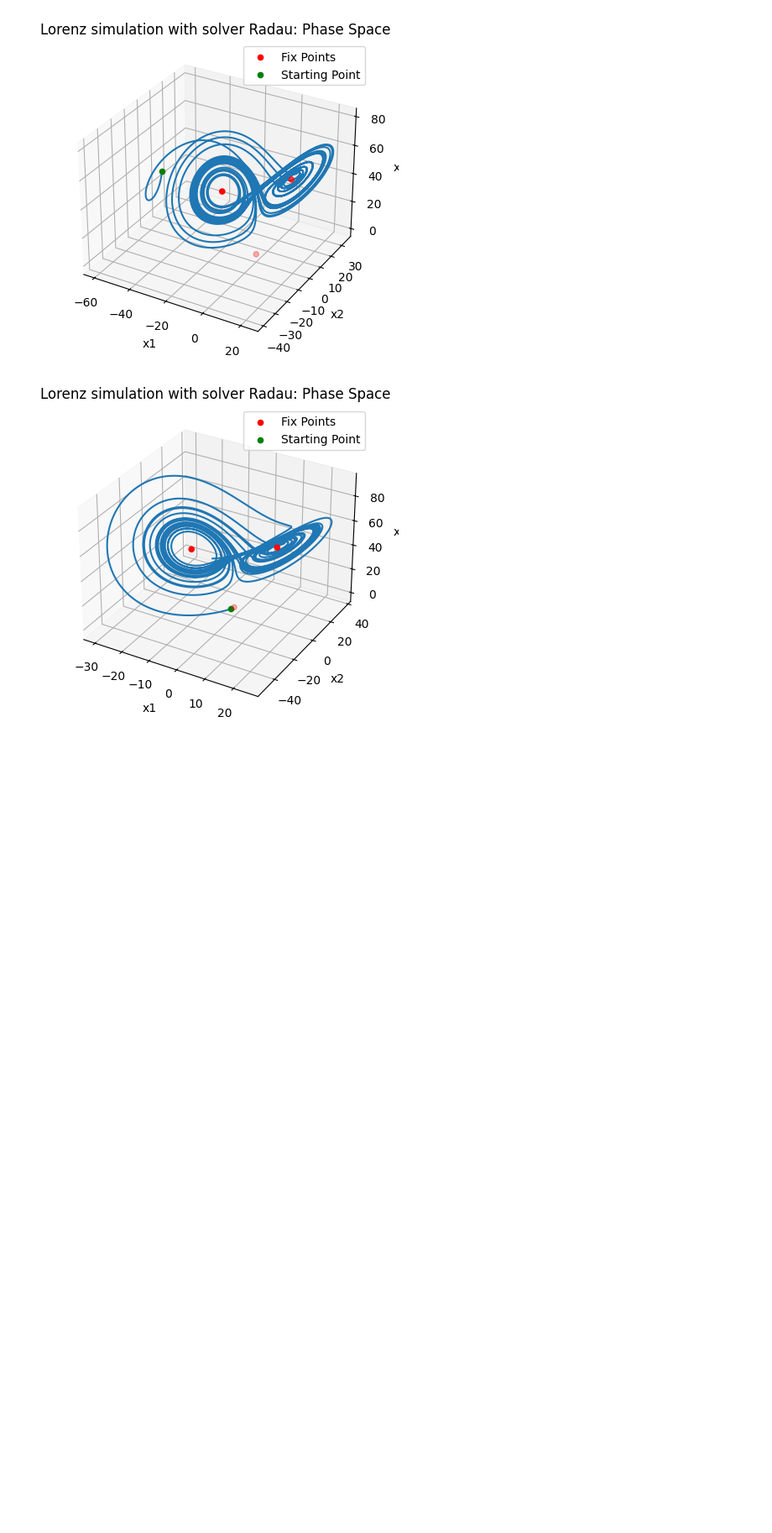
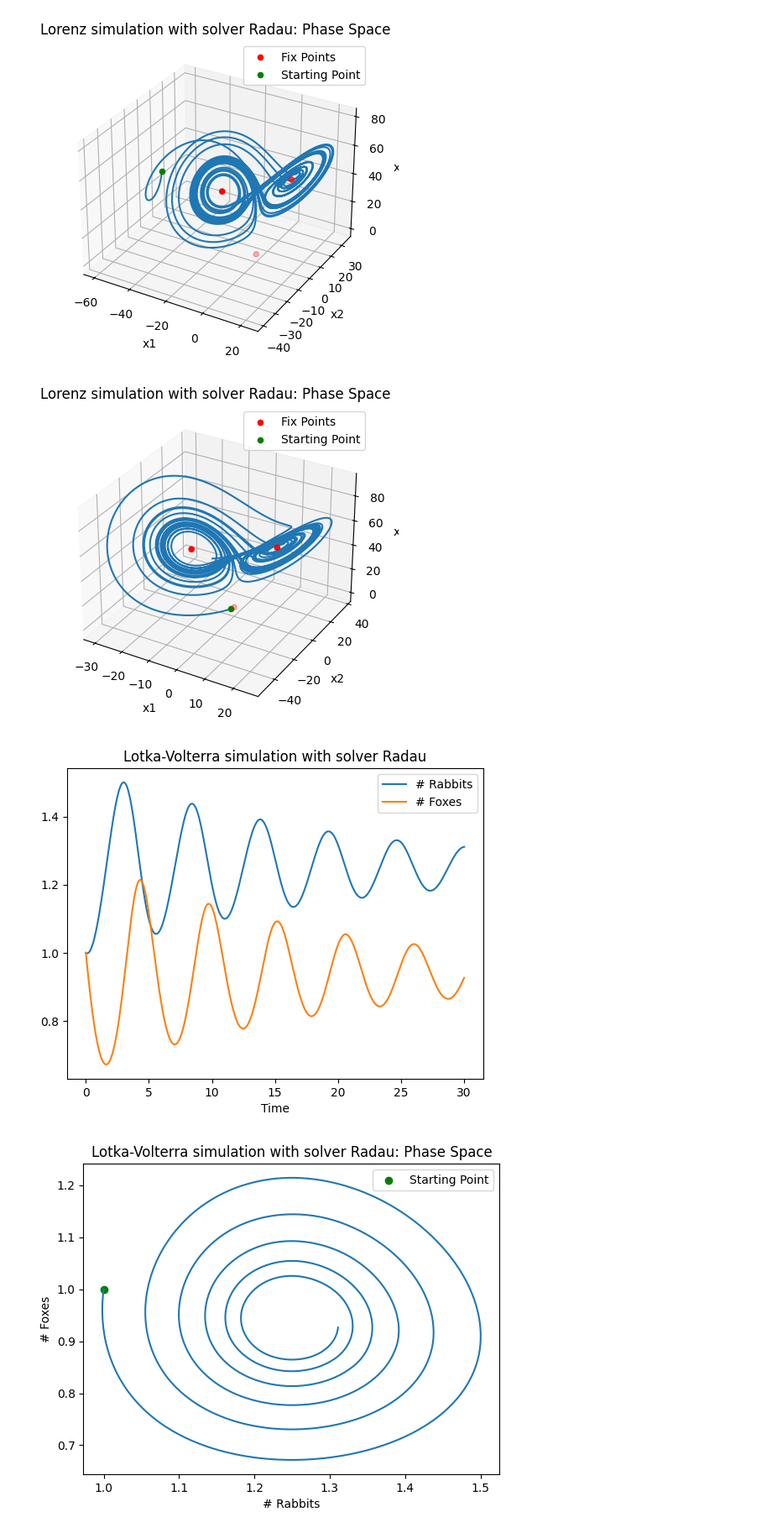
Before and after one commit to Emilwikk/Modsim-Labs, a Jupyter notebook: Simulate-and-plot.ipynb, the cells around one changed output. Shown at 84% size. Cells and saved outputs as stored; diff of their text form; code cells hidden in the pictures; blank space fills up the shorter version.

Commit message:
Dimensionless with grass n shi-

```diff
--- a/Simulate-and-plot.ipynb
+++ b/Simulate-and-plot.ipynb
@@ -855,3 +855,62 @@ for x0_LZ in x0s_LZ:
 [figure]
 [figure]
 [figure]
+# %%
+### Restricted dimensionless Lotka-Volterra ###
+
+def lotka_volterra_dimensionless(t,y,alpha,r_grass,r_sat):
+    r,f = y
+
+    drdt = r*(1-r/r_grass)-r*f/(1+r/r_sat)
+    dfdt = alpha*f*r/(1+r/r_sat)-alpha*f
+
+    return [drdt, dfdt]
+
+# Parameters
+alpha = d/a
+r_grass = 5
+r_sat = 5
+
+# Initial Conditions
+y0_LVd = [1, 1]
+
+# Radau
+sol = solve_ivp(
+    fun=lotka_volterra_dimensionless,
+    t_span=t_LV,
+    y0=y0_LVd,
+    method='Radau',
+    args=(alpha,r_grass,r_sat),
+    dense_output=True
+)
+endPt = sol.y[:,-1]
+y_LV_Radau = sol.sol
+error_Radau = np.linalg.norm(endPt-endPt_LV_Radau)
+
+
+# Dimensionless Lotka-Volterra Plots
+
+# Time Series
+t_plot_LV = np.linspace(t_LV[0], t_LV[1], 1000)
+y_plot_LV = y_LV_Radau(t_plot_LV) # Choose method here
+plt.figure()
+plt.title('Lotka-Volterra simulation with solver Radau')
+plt.plot(t_plot_LV, y_plot_LV[0,:],label='# Rabbits')
+plt.plot(t_plot_LV, y_plot_LV[1,:],label='# Foxes')
+plt.xlabel('Time')
+plt.legend()
+plt.show()
+
+# Phase Diagram
+plt.figure()
+plt.title("Lotka-Volterra simulation with solver Radau: Phase Space")
+plt.xlabel("# Rabbits")
+plt.ylabel("# Foxes")
+plt.plot(y_plot_LV[0,:], y_plot_LV[1,:])
+#plt.scatter(*fixPts_LV.T, label="Fix Point", color="r") # Fix point
+plt.scatter(y_plot_LV[0,0],y_plot_LV[1,0],label="Starting Point", color="g")
+plt.legend()
+plt.show()
+# %% [output]
+[figure, added]
+[figure, added]
```
Also changed, not shown: parts of 1 cell of this notebook.
